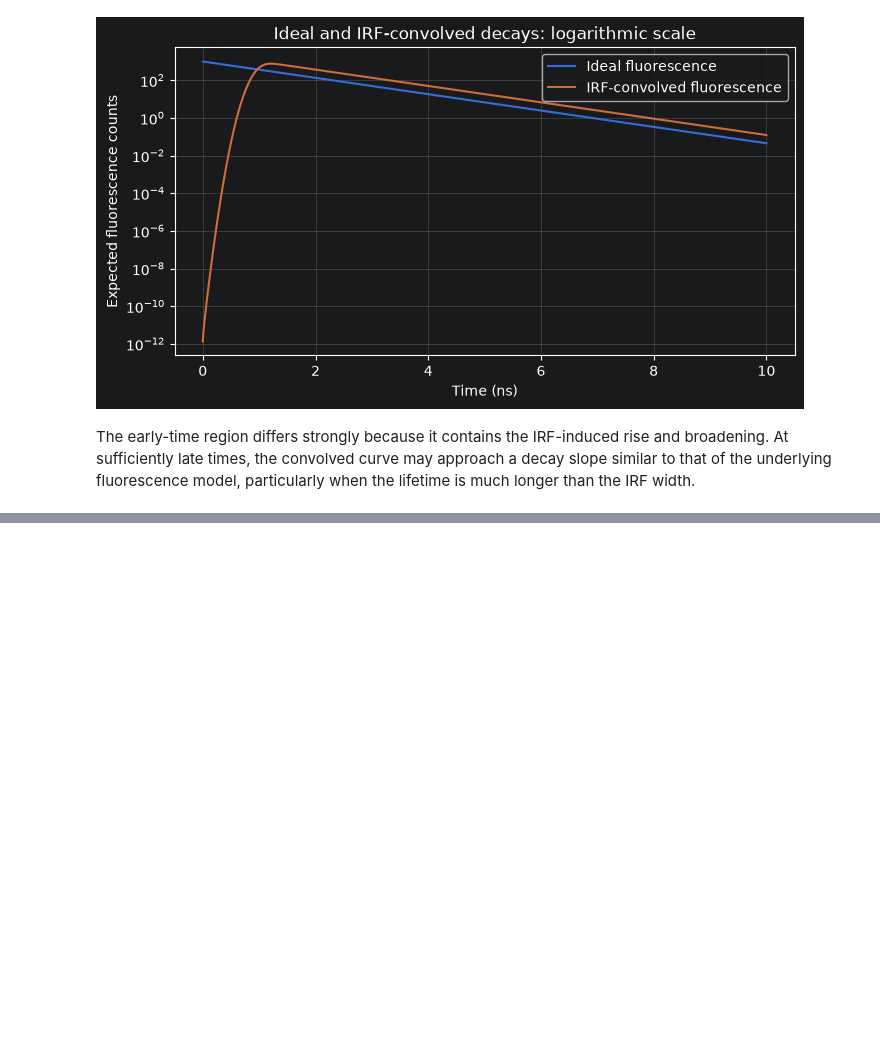
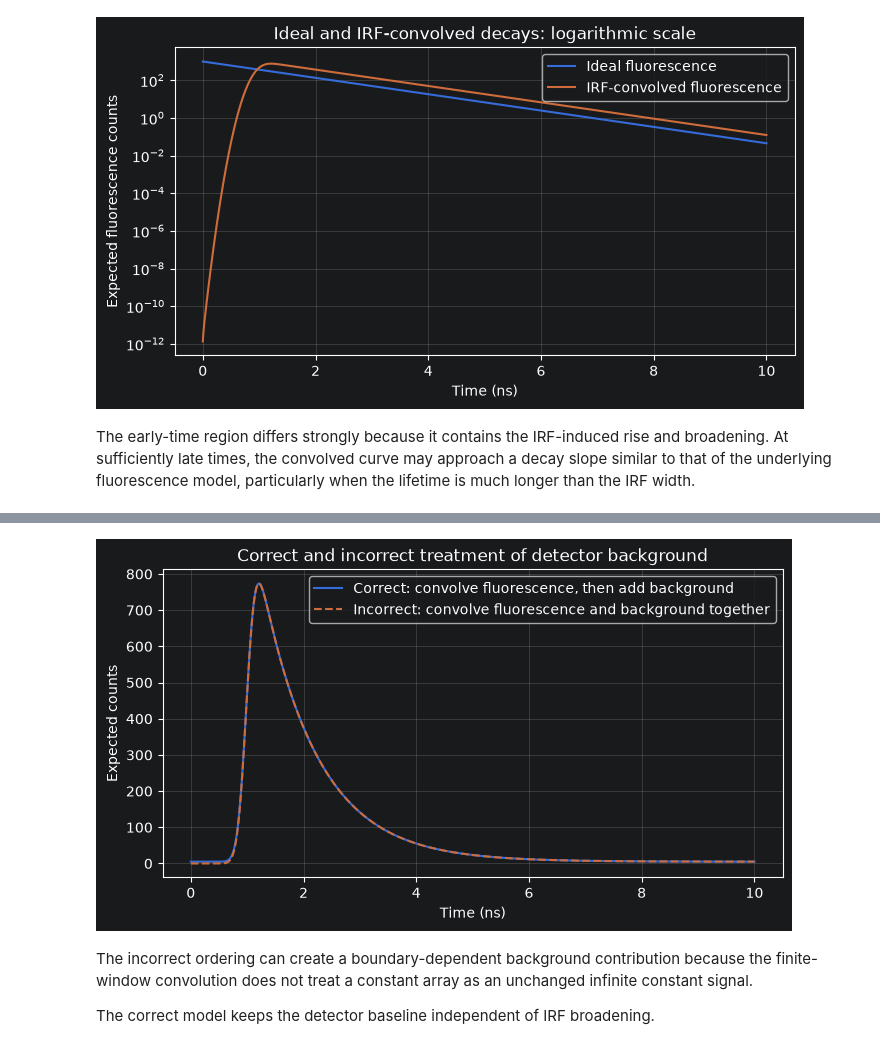
Before and after one commit to moryev/tcspc-lifetime-toolkit, a Jupyter notebook: notebooks/07_irf_convolution_and_realistic_simulation.ipynb, the cells around one changed output, grey strips where cells are left out. Saved outputs shown, nothing was run; the diff lists cells and outputs as text; code cells hidden in the pictures; blank space fills up the shorter version.

```diff
--- a/notebooks/07_irf_convolution_and_realistic_simulation.ipynb
+++ b/notebooks/07_irf_convolution_and_realistic_simulation.ipynb
@@ -787,0 +896,34 @@ particularly when the lifetime is much longer than the IRF width.
+# %%
+fig, ax = plt.subplots(figsize=(8, 4))
+
+ax.plot(
+    time,
+    correct_expected_counts,
+    label="Correct: convolve fluorescence, then add background",
+)
+
+ax.plot(
+    time,
+    incorrect_expected_counts,
+    linestyle="--",
+    label="Incorrect: convolve fluorescence and background together",
+)
+
+ax.set(
+    xlabel="Time (ns)",
+    ylabel="Expected counts",
+    title="Correct and incorrect treatment of detector background",
+)
+
+ax.legend()
+ax.grid(alpha=0.3)
+
+plt.show()
+# %% [output]
+[figure, added]
+# %% [markdown]
+The incorrect ordering can create a boundary-dependent background contribution
+because the finite-window convolution does not treat a constant array as an
+unchanged infinite constant signal.
+
+The correct model keeps the detector baseline independent of IRF broadening.
```
Also changed, not shown: parts of 64 cells of this notebook.
